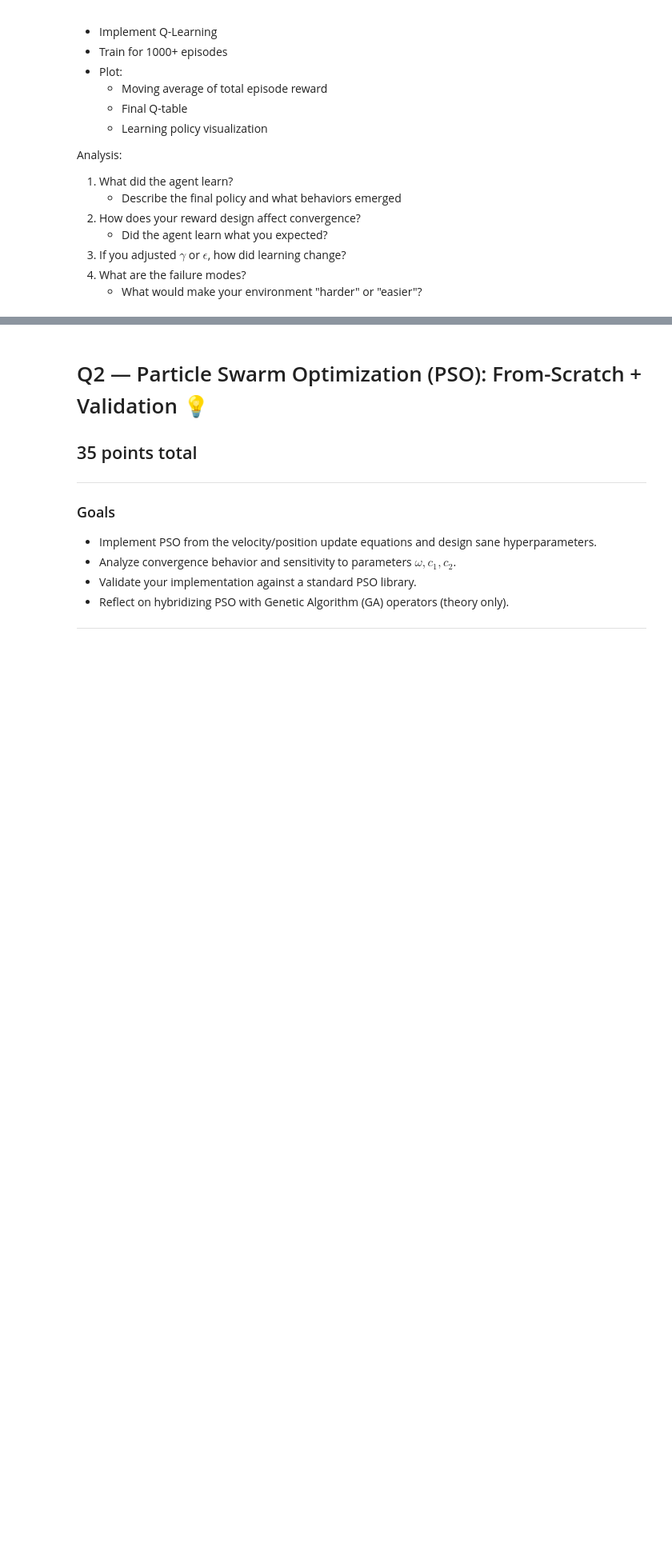
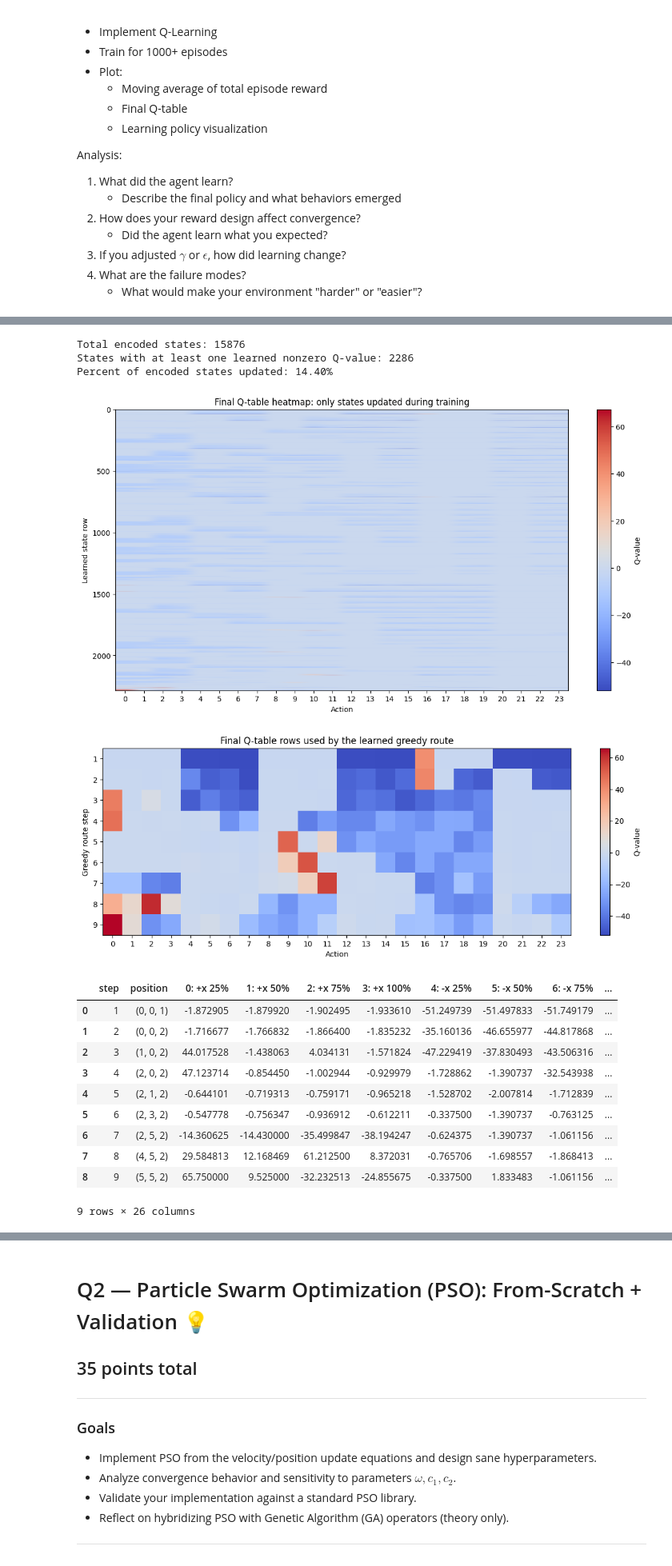
Before and after one commit to CovertRob/ai-algorithms-base, a Jupyter notebook: homework/HW4.ipynb, the cells around one changed output, grey strips where cells are left out. Shown at 80% size. Drawn from its saved outputs; the diff is of its cells as text; code cells hidden in the pictures; blank space fills up the shorter version.

Commit message:
HW4 checkpoint.

```diff
--- a/homework/HW4.ipynb
+++ b/homework/HW4.ipynb
@@ -92,0 +530,18 @@ Analysis:
+# %%
+env = DroneDeliveryEnv(render_mode="ansi")
+check_env(DroneDeliveryEnv(), skip_render_check=True)
+
+print(f"Observation space: {env.observation_space}")
+print(f"Action space: {env.action_space}")
+print(f"Encoded states: {env.observation_space.n}")
+print(f"Actions: {env.action_space.n}")
+
+print("\nAction table:")
+for action_index, action_spec in enumerate(env.action_table):
+    print(f"{action_index:2d}: {action_spec['name']}")
+
+obs, info = env.reset(seed=42)
+print("\nInitial encoded observation:", obs)
+print("Initial decoded observation:", env.decode_state(obs))
+print("\nInitial layout:")
+print(info["render"])
@@ -92,0 +842,62 @@ Analysis:
+# %%
+import matplotlib.pyplot as plt
+
+action_labels = [f"{i}: {spec['direction']} {spec['power']}" for i, spec in enumerate(training_env.action_table)]
+
+# Plotting the entire Q-table is not very informative here. The table has 15,876
+# encoded states, but training starts from one fixed start state, so many encoded position/battery/heading combinations are never visited and remain exactly zero.
+# I summarize that sparsity first, then plot only rows where learning occurred.
+learned_row_mask = np.any(np.abs(q_table) > 1e-9, axis=1)
+learned_state_count = int(learned_row_mask.sum())
+print(f"Total encoded states: {training_env.observation_space.n}")
+print(f"States with at least one learned nonzero Q-value: {learned_state_count}")
+print(f"Percent of encoded states updated: {learned_state_count / training_env.observation_space.n:.2%}")
+
+learned_state_indices = np.flatnonzero(learned_row_mask)
+learned_q_values = q_table[learned_state_indices]
+
+fig, ax = plt.subplots(figsize=(14, 7))
+im = ax.imshow(learned_q_values, aspect="auto", cmap="coolwarm")
+ax.set_title("Final Q-table heatmap: only states updated during training")
+ax.set_xlabel("Action")
+ax.set_ylabel("Learned state row")
+ax.set_xticks(range(training_env.action_space.n), labels=range(training_env.action_space.n), rotation=0)
+fig.colorbar(im, ax=ax, label="Q-value")
+plt.show()
+
+# This smaller heatmap is usually the clearest Q-table view because it shows the
+# exact states used by the final greedy policy from the start to the goal.
+route_states = greedy_route["state"].to_numpy(dtype=int)
+route_q_values = q_table[route_states]
+
+fig, ax = plt.subplots(figsize=(14, max(4, 0.5 * len(route_states))))
+im = ax.imshow(route_q_values, aspect="auto", cmap="coolwarm")
+ax.set_title("Final Q-table rows used by the learned greedy route")
+ax.set_xlabel("Action")
+ax.set_ylabel("Greedy route step")
+ax.set_xticks(range(training_env.action_space.n), labels=range(training_env.action_space.n), rotation=0)
+ax.set_yticks(range(len(route_states)), labels=greedy_route["step"])
+fig.colorbar(im, ax=ax, label="Q-value")
+plt.show()
+
+route_action_values = pd.DataFrame(route_q_values, columns=action_labels)
+route_action_values.insert(0, "step", greedy_route["step"].to_numpy())
+route_action_values.insert(1, "position", greedy_route["position"].to_numpy())
+route_action_values
+# %% [output]
+Total encoded states: 15876
+States with at least one learned nonzero Q-value: 2286
+Percent of encoded states updated: 14.40%
+[figure, added]
+[figure, added]
+|  | step | position | 0: +x 25% | 1: +x 50% | 2: +x 75% | 3: +x 100% | 4: -x 25% | 5: -x 50% | 6: -x 75% | ... |
+| 0 | 1 | (0, 0, 1) | -1.872905 | -1.879920 | -1.902495 | -1.933610 | -51.249739 | -51.497833 | -51.749179 | ... |
+| 1 | 2 | (0, 0, 2) | -1.716677 | -1.766832 | -1.866400 | -1.835232 | -35.160136 | -46.655977 | -44.817868 | ... |
+| 2 | 3 | (1, 0, 2) | 44.017528 | -1.438063 | 4.034131 | -1.571824 | -47.229419 | -37.830493 | -43.506316 | ... |
+| 3 | 4 | (2, 0, 2) | 47.123714 | -0.854450 | -1.002944 | -0.929979 | -1.728862 | -1.390737 | -32.543938 | ... |
+| 4 | 5 | (2, 1, 2) | -0.644101 | -0.719313 | -0.759171 | -0.965218 | -1.528702 | -2.007814 | -1.712839 | ... |
+| 5 | 6 | (2, 3, 2) | -0.547778 | -0.756347 | -0.936912 | -0.612211 | -0.337500 | -1.390737 | -0.763125 | ... |
+| 6 | 7 | (2, 5, 2) | -14.360625 | -14.430000 | -35.499847 | -38.194247 | -0.624375 | -1.390737 | -1.061156 | ... |
+| 7 | 8 | (4, 5, 2) | 29.584813 | 12.168469 | 61.212500 | 8.372031 | -0.765706 | -1.698557 | -1.868413 | ... |
+| 8 | 9 | (5, 5, 2) | 65.750000 | 9.525000 | -32.232513 | -24.855675 | -0.337500 | 1.833483 | -1.061156 | ... |
+9 rows × 26 columns
```
Also changed, not shown: parts of 25 cells of this notebook.
